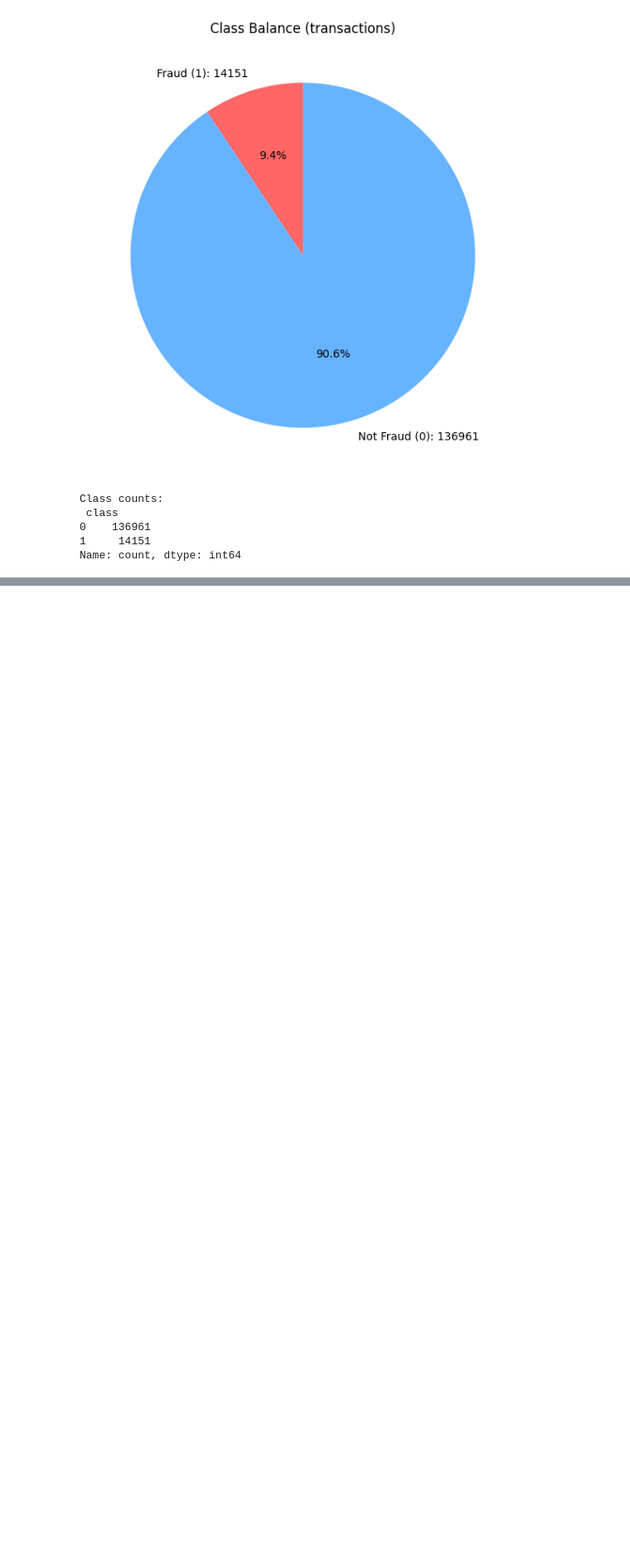
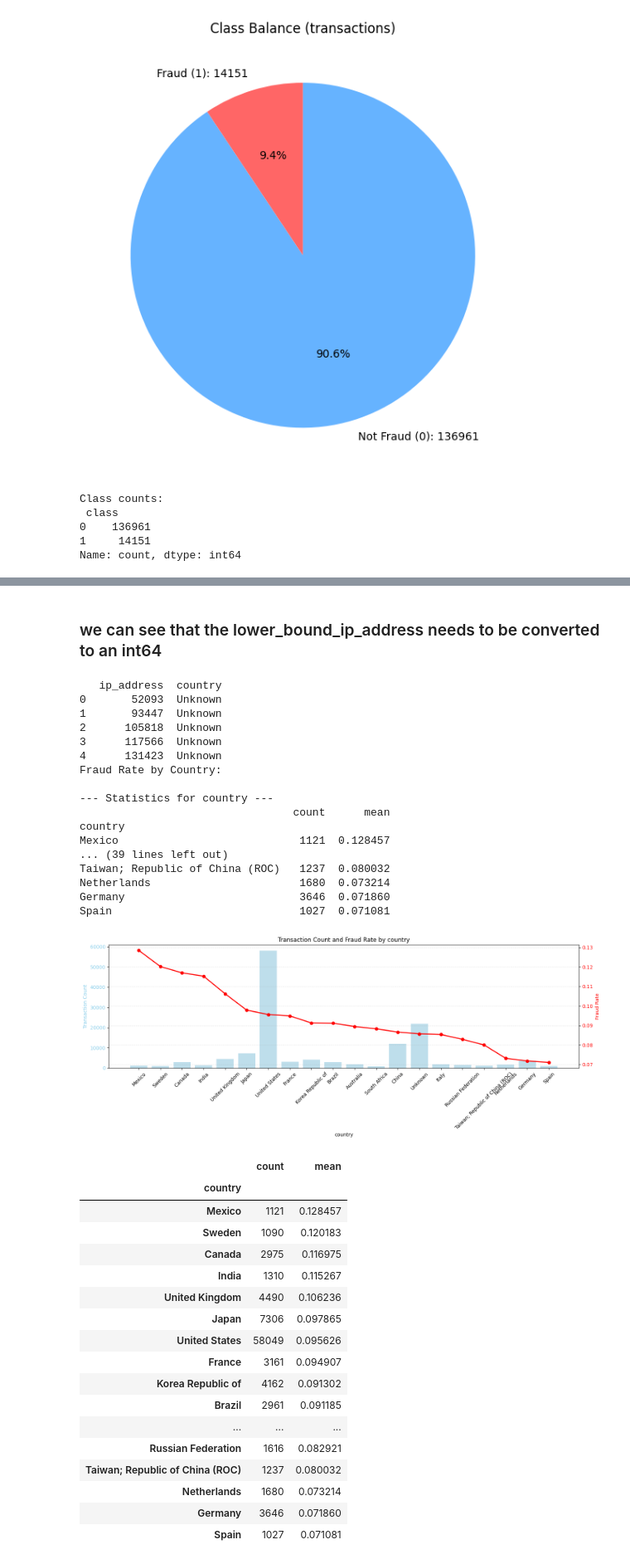
Before and after one commit to MYGBM/Improved-detection-of-fraud-cases-for-e-commerce-and-bank-transactions, a Jupyter notebook: notebooks/eda-fraud-data.ipynb, the cells around one changed output, grey strips where cells are left out. Shown at 83% size. Cells and saved outputs as stored; diff of their text form; code cells hidden in the pictures; blank space fills up the shorter version.

```diff
--- a/notebooks/eda-fraud-data.ipynb
+++ b/notebooks/eda-fraud-data.ipynb
@@ -279,0 +284,6 @@ Name: count, dtype: int64
+# %%
+ip_data = Eda.load_data("../data/raw/IpAddress_to_Country.csv")
+
+# Initialize EDA
+if ip_data is not None:
+    ip_eda = Eda(ip_data)
@@ -279,0 +321,60 @@ Name: count, dtype: int64
+# %% [markdown]
+### we can see that the lower_bound_ip_address needs to be converted to an int64
+# %%
+# Map IP addresses to countries
+# Note: This function handles the int64 conversion internally
+data_with_country = transform_ip_to_country(data, ip_data)
+
+# Update EDA instance with new data containing 'country' column
+eda = Eda(data_with_country)
+
+# Display first few rows to verify country column
+print(data_with_country[['ip_address', 'country']].head())
+
+# Bivariate Analysis: Fraud Rate by Country
+print("Fraud Rate by Country:")
+# We use the top 20 countries by transaction count to avoid cluttering the plot with rare countries
+top_countries = data_with_country['country'].value_counts().nlargest(20).index.tolist()
+
+# Filter data for plotting
+data_top_20 = data_with_country[data_with_country['country'].isin(top_countries)]
+eda_top_20 = Eda(data_top_20)
+
+eda_top_20.eda_bivariate_categorical("country", figsize=(15, 6))
+# %% [output]
+   ip_address  country
+0       52093  Unknown
+1       93447  Unknown
+2      105818  Unknown
+3      117566  Unknown
+4      131423  Unknown
+Fraud Rate by Country:
+
+--- Statistics for country ---
+                                 count      mean
+country
+Mexico                            1121  0.128457
+... (39 lines left out)
+Taiwan; Republic of China (ROC)   1237  0.080032
+Netherlands                       1680  0.073214
+Germany                           3646  0.071860
+Spain                             1027  0.071081
+[figure, added]
+|  | count | mean |
+| country |  |  |
+| Mexico | 1121 | 0.128457 |
+| Sweden | 1090 | 0.120183 |
+| Canada | 2975 | 0.116975 |
+| India | 1310 | 0.115267 |
+| United Kingdom | 4490 | 0.106236 |
+| Japan | 7306 | 0.097865 |
+| United States | 58049 | 0.095626 |
+| France | 3161 | 0.094907 |
+| Korea Republic of | 4162 | 0.091302 |
+| Brazil | 2961 | 0.091185 |
+| ... | ... | ... |
+| Russian Federation | 1616 | 0.082921 |
+| Taiwan; Republic of China (ROC) | 1237 | 0.080032 |
+| Netherlands | 1680 | 0.073214 |
+| Germany | 3646 | 0.071860 |
+| Spain | 1027 | 0.071081 |
```
Also changed, not shown: parts of 6 cells of this notebook, 1 other file.
